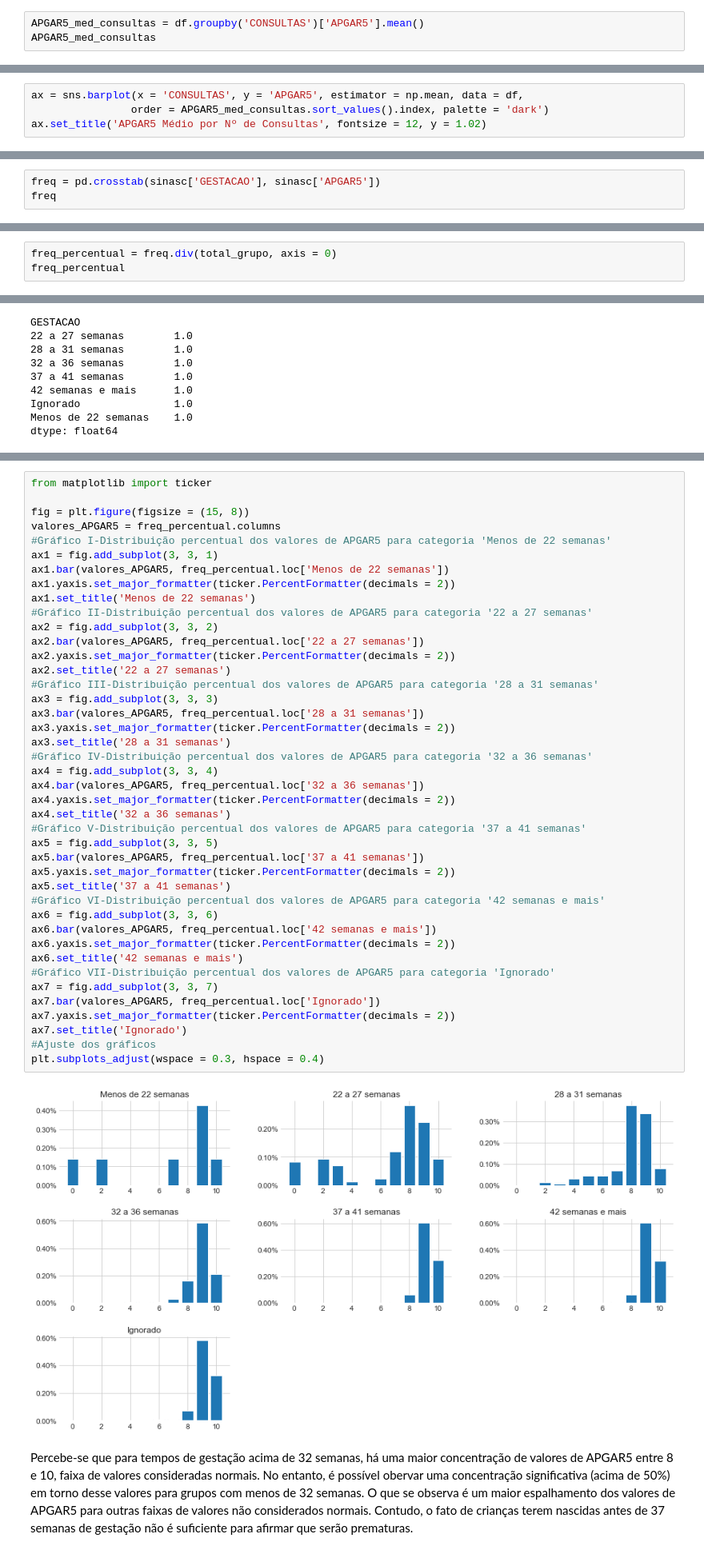
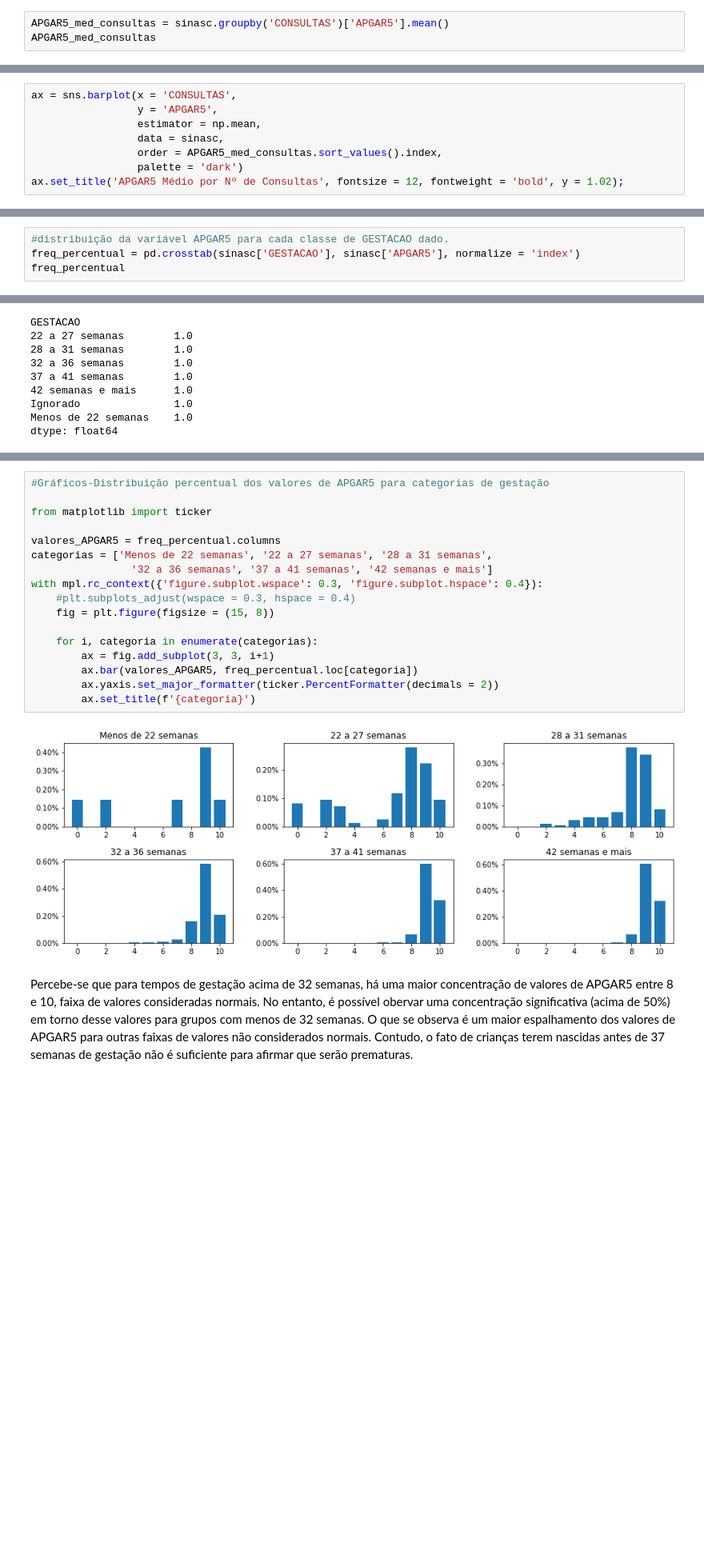
Before and after one commit to luizaires/Analise-SINASC-RO, a Jupyter notebook: Analise_de dados do_SINASC_2019 de Rondônia.ipynb, the cells around one changed output, grey strips where cells are left out. Shown: that part at 80% size. Cells and saved outputs as stored; diff of their text form; blank space fills up the shorter version.

```diff
--- a/Analise_de dados do_SINASC_2019 de Rondônia.ipynb
+++ b/Analise_de dados do_SINASC_2019 de Rondônia.ipynb
@@ -246,7 +224,7 @@ ax.set(xlabel = 'Estado civil da mãe', ylabel = 'APGAR5 Médio', title = 'APGAR
 # %% [markdown]
 ### Gráfico de barras: APGAR5 médio por CONSULTAS
 # %%
-APGAR5_med_consultas = df.groupby('CONSULTAS')['APGAR5'].mean()
+APGAR5_med_consultas = sinasc.groupby('CONSULTAS')['APGAR5'].mean()
 APGAR5_med_consultas
 # %% [output]
 CONSULTAS
@@ -257,7 +235,11 @@ Ignorado     8.860000
 Nenhuma      8.981481
 Name: APGAR5, dtype: float64
 # %%
-ax = sns.barplot(x = 'CONSULTAS', y = 'APGAR5', estimator = np.mean, data = df,
-                order = APGAR5_med_consultas.sort_values().index, palette = 'dark')
-ax.set_title('APGAR5 Médio por Nº de Consultas', fontsize = 12, y = 1.02)
+ax = sns.barplot(x = 'CONSULTAS',
+                 y = 'APGAR5',
+                 estimator = np.mean,
+                 data = sinasc,
+                 order = APGAR5_med_consultas.sort_values().index,
+                 palette = 'dark')
+ax.set_title('APGAR5 Médio por Nº de Consultas', fontsize = 12, fontweight = 'bold', y = 1.02);
 # %% [output]
@@ -455,8 +381,9 @@ plt.subplots_adjust(wspace = 0.3, hspace = 0.4)
 # %% [markdown]
 ### Tabela cruzada com APGAR5 nas colunas e GESTACAO nas linhas
 # %%
-freq = pd.crosstab(sinasc['GESTACAO'], sinasc['APGAR5'])
-freq
+#distribuição da variável APGAR5 para cada classe de GESTACAO dado.
+freq_percentual = pd.crosstab(sinasc['GESTACAO'], sinasc['APGAR5'], normalize = 'index')
+freq_percentual
 # %% [output]
 | APGAR5 | 0 | 1 | 2 | 3 | 4 | 5 | 6 | 7 | 8 | 9 | 10 |
 | GESTACAO |  |  |  |  |  |  |  |  |  |  |  |
@@ -486,3 +396,0 @@ dtype: int64
-# %%
-freq_percentual = freq.div(total_grupo, axis = 0)
-freq_percentual
@@ -518,47 +416,22 @@ freq_percentual.plot(kind = 'bar', figsize = (15, 8));
 # %%
+#Gráficos-Distribuição percentual dos valores de APGAR5 para categorias de gestação
+
 from matplotlib import ticker
 
-fig = plt.figure(figsize = (15, 8))
 valores_APGAR5 = freq_percentual.columns
-#Gráfico I-Distribuição percentual dos valores de APGAR5 para categoria 'Menos de 22 semanas'
-ax1 = fig.add_subplot(3, 3, 1)
-ax1.bar(valores_APGAR5, freq_percentual.loc['Menos de 22 semanas'])
-ax1.yaxis.set_major_formatter(ticker.PercentFormatter(decimals = 2))
-ax1.set_title('Menos de 22 semanas')
-#Gráfico II-Distribuição percentual dos valores de APGAR5 para categoria '22 a 27 semanas'
-ax2 = fig.add_subplot(3, 3, 2)
-ax2.bar(valores_APGAR5, freq_percentual.loc['22 a 27 semanas'])
-ax2.yaxis.set_major_formatter(ticker.PercentFormatter(decimals = 2))
-ax2.set_title('22 a 27 semanas')
-#Gráfico III-Distribuição percentual dos valores de APGAR5 para categoria '28 a 31 semanas'
-ax3 = fig.add_subplot(3, 3, 3)
-ax3.bar(valores_APGAR5, freq_percentual.loc['28 a 31 semanas'])
-ax3.yaxis.set_major_formatter(ticker.PercentFormatter(decimals = 2))
-ax3.set_title('28 a 31 semanas')
-#Gráfico IV-Distribuição percentual dos valores de APGAR5 para categoria '32 a 36 semanas'
-ax4 = fig.add_subplot(3, 3, 4)
-ax4.bar(valores_APGAR5, freq_percentual.loc['32 a 36 semanas'])
-ax4.yaxis.set_major_formatter(ticker.PercentFormatter(decimals = 2))
-ax4.set_title('32 a 36 semanas')
-#Gráfico V-Distribuição percentual dos valores de APGAR5 para categoria '37 a 41 semanas'
-ax5 = fig.add_subplot(3, 3, 5)
-ax5.bar(valores_APGAR5, freq_percentual.loc['37 a 41 semanas'])
-ax5.yaxis.set_major_formatter(ticker.PercentFormatter(decimals = 2))
-ax5.set_title('37 a 41 semanas')
-#Gráfico VI-Distribuição percentual dos valores de APGAR5 para categoria '42 semanas e mais'
-ax6 = fig.add_subplot(3, 3, 6)
-ax6.bar(valores_APGAR5, freq_percentual.loc['42 semanas e mais'])
-ax6.yaxis.set_major_formatter(ticker.PercentFormatter(decimals = 2))
-ax6.set_title('42 semanas e mais')
-#Gráfico VII-Distribuição percentual dos valores de APGAR5 para categoria 'Ignorado'
-ax7 = fig.add_subplot(3, 3, 7)
-ax7.bar(valores_APGAR5, freq_percentual.loc['Ignorado'])
-ax7.yaxis.set_major_formatter(ticker.PercentFormatter(decimals = 2))
-ax7.set_title('Ignorado')
-#Ajuste dos gráficos
-plt.subplots_adjust(wspace = 0.3, hspace = 0.4)
+categorias = ['Menos de 22 semanas', '22 a 27 semanas', '28 a 31 semanas',
+                '32 a 36 semanas', '37 a 41 semanas', '42 semanas e mais']
+with mpl.rc_context({'figure.subplot.wspace': 0.3, 'figure.subplot.hspace': 0.4}):
+    #plt.subplots_adjust(wspace = 0.3, hspace = 0.4)
+    fig = plt.figure(figsize = (15, 8))
+
+    for i, categoria in enumerate(categorias):
+        ax = fig.add_subplot(3, 3, i+1)
+        ax.bar(valores_APGAR5, freq_percentual.loc[categoria])
+        ax.yaxis.set_major_formatter(ticker.PercentFormatter(decimals = 2))
+        ax.set_title(f'{categoria}')
 # %% [output]
-[figure, old version]
+[figure, new version]
 # %% [markdown]
 Percebe-se que para tempos de gestação acima de 32 semanas, há uma maior concentração de valores de APGAR5 entre 8 e 10, faixa de valores consideradas normais. No entanto, é possível obervar uma concentração significativa (acima de 50%) em torno desse valores para grupos com menos de 32 semanas. O que se observa é um maior espalhamento dos valores de APGAR5 para outras faixas de valores não considerados normais. Contudo, o fato de crianças terem nascidas antes de 37 semanas de gestação não é suficiente para afirmar que serão prematuras.
 # %% [markdown]
```
Also changed, not shown: parts of 39 cells of this notebook.
